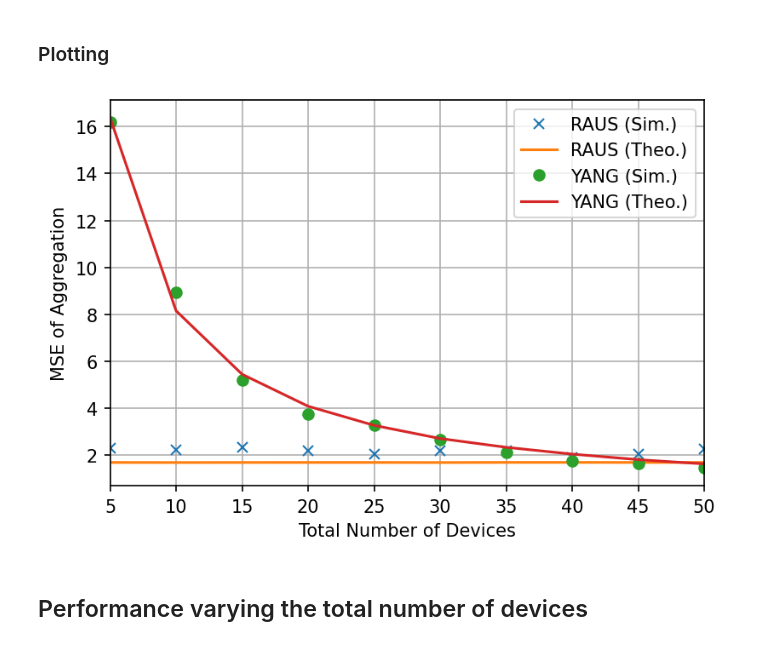
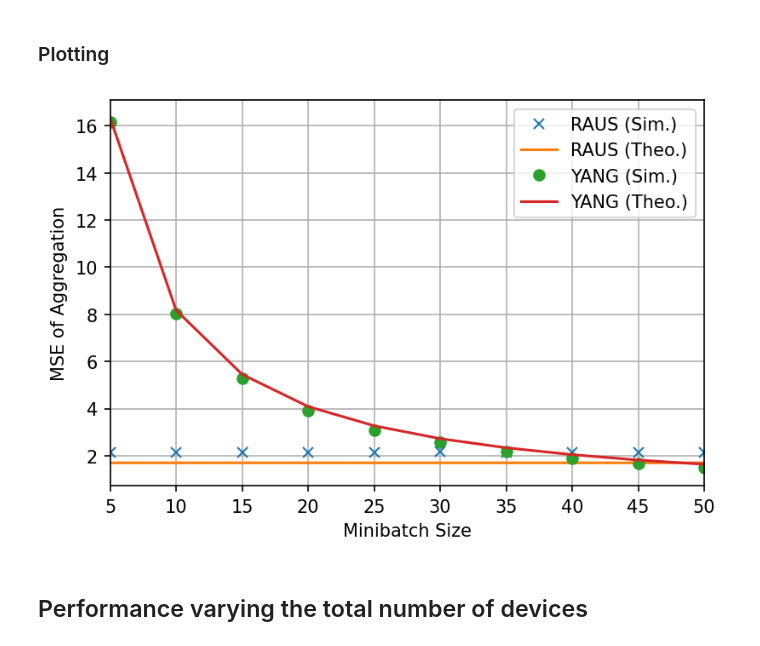
Before and after one commit to mvalentesilva/raus_reproduction, a Jupyter notebook: RAUS.ipynb, the cells around one changed output. Drawn from its saved outputs; the diff is of its cells as text; code cells hidden in the pictures.

```diff
--- a/RAUS.ipynb
+++ b/RAUS.ipynb
@@ -138,7 +139,7 @@ def RA_mix(prob, qidx, codebook,blockLength, numBlocks,N,P,snr):
 
         bk = np.zeros(K)
         for k in range(K):
-            if np.random.uniform() < probs[k,block]:
+            if np.random.uniform() < prob[k,block]:
                 bk[k] = 1
 
         a = np.zeros(blockLength)
@@ -265,7 +303,7 @@ miniBatches = np.arange(5, 55, 5)
 mse_raus = np.zeros((2,len(miniBatches))) # 0 sim, 1 theo
 mse_yang = np.zeros((2,len(miniBatches))) # 0 sim, 1 theo
 
-mcr=10
+mcr=1
 
 for i,bK in enumerate(miniBatches):
     Rmse = np.zeros((2,mcr))
@@ -308,0 +347,16 @@ Wall time: 1min 25s
+# %%
+%%time
+
+codebook = construct_codebook(blockLength)
+miniBatches = np.arange(5, 55, 5)
+mse_raus = np.zeros((2,len(miniBatches))) # 0 sim, 1 theo
+mse_yang = np.zeros((2,len(miniBatches))) # 0 sim, 1 theo
+
+for j,bK in enumerate(miniBatches):
+    results = Parallel(n_jobs=-1) (delayed(runSim)(K,L,numBlocks,codebook,blockLength,Vmax,N,snr,bK) for i in range(0,1000))
+    r_array = np.array(results)
+    mses_mean = np.mean(r_array,axis=0)
+    mse_raus[0,j] = mses_mean[0]
+    mse_raus[1,j] = mses_mean[1]
+    mse_yang[0,j] = mses_mean[2]
+    mse_yang[1,j] = mses_mean[3]
@@ -311,18 +368,18 @@ Wall time: 1min 25s
 # %%
 plt.figure(1, dpi = 150)
 plt.xticks(miniBatches)
 plt.xlim(5, 50)
 plt.grid(True, which = 'both', ls='-')
-plt.xlabel('Total Number of Devices')
+plt.xlabel('Minibatch Size')
 plt.ylabel('MSE of Aggregation')
 plt.plot(miniBatches,mse_raus[0,:],'x',label="RAUS (Sim.)",linewidth=2)
 plt.plot(miniBatches,mse_raus[1,:],label="RAUS (Theo.)")
 plt.plot(miniBatches,mse_yang[0,:],'o',label="YANG (Sim.)")
 plt.plot(miniBatches,mse_yang[1,:],label="YANG (Theo.)")
 plt.legend()
 plt.show()
 # %% [output]
-[figure, old version]
+[figure, new version]
 # %% [markdown]
 ## Performance varying the total number of devices
 # %%
```
Also changed, not shown: parts of 12 cells of this notebook.
